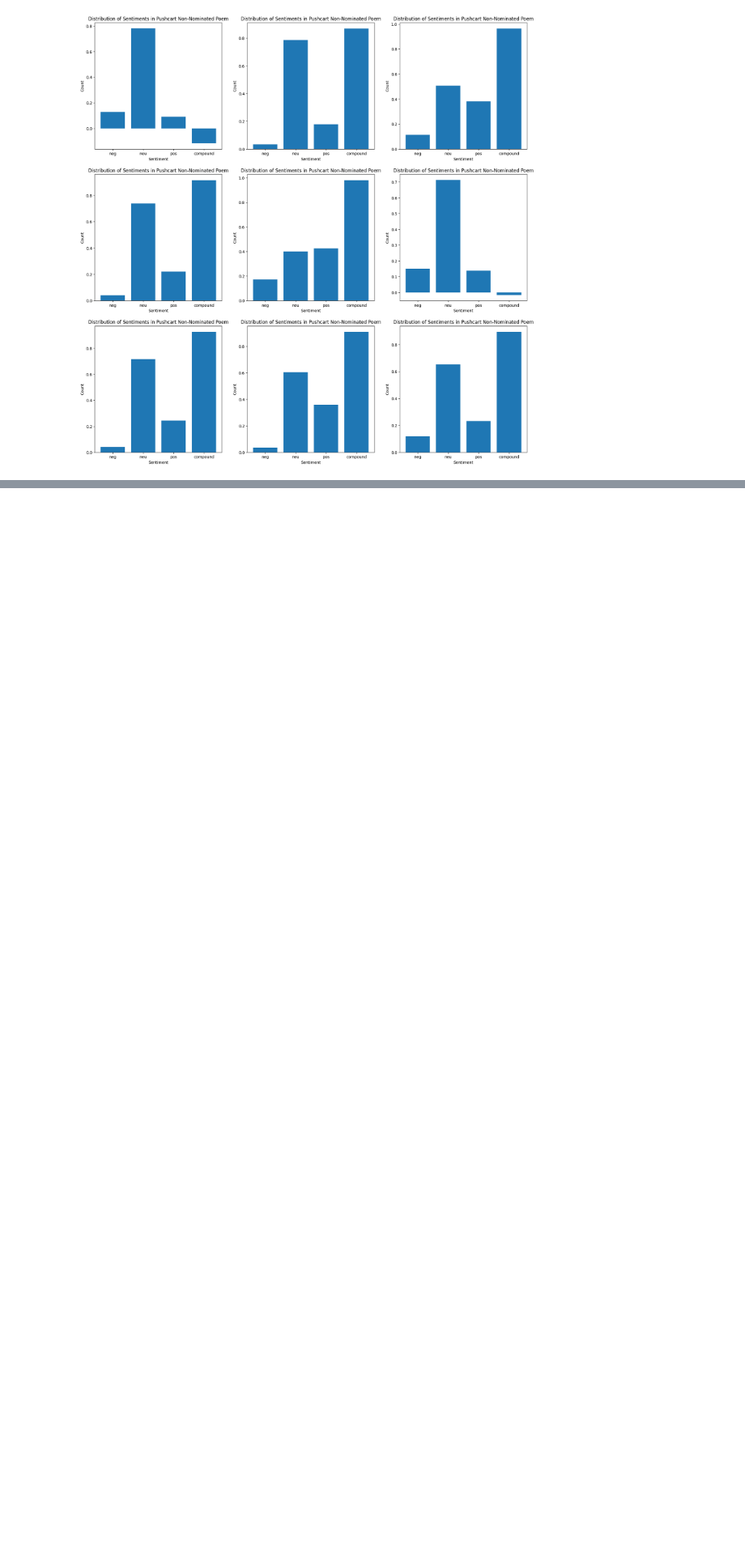
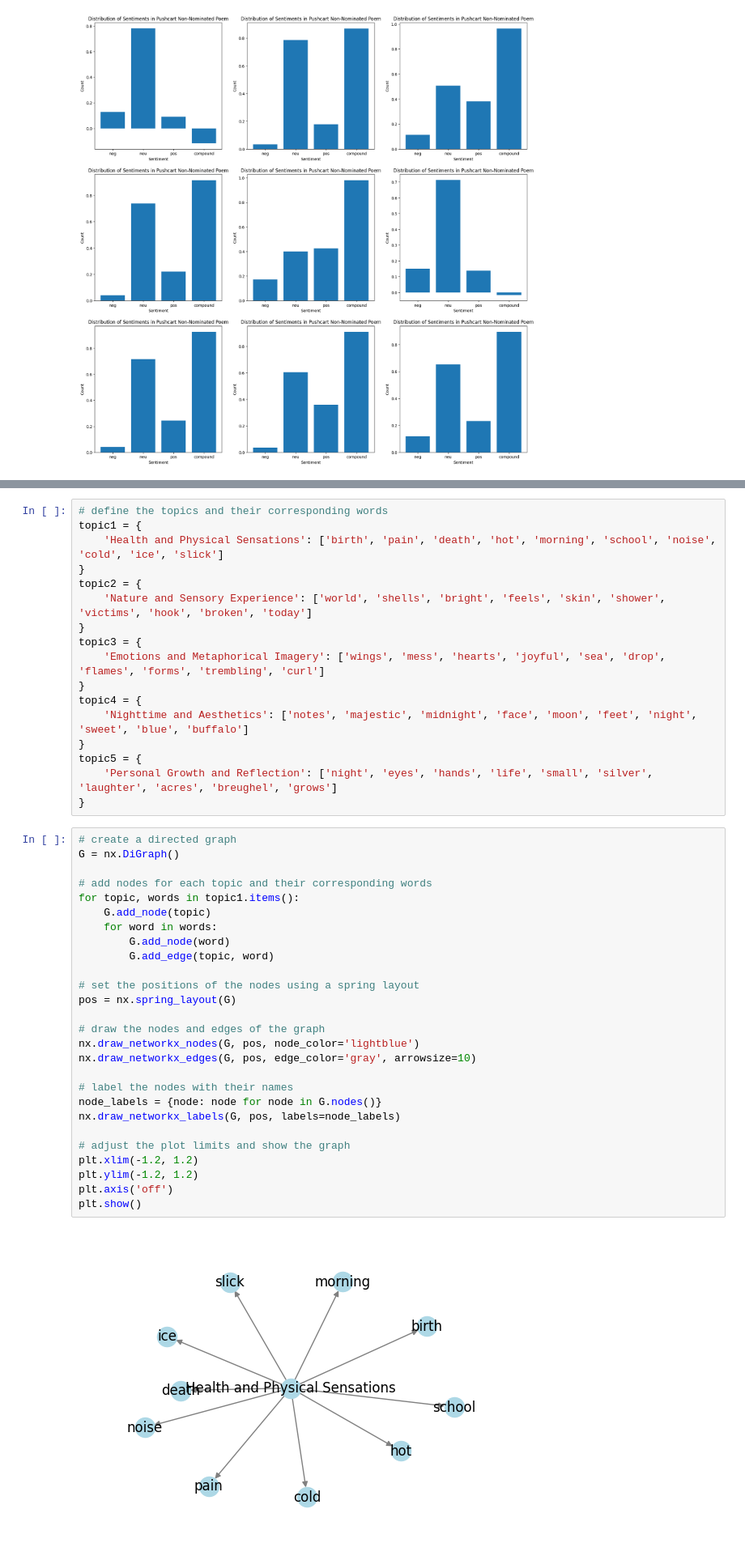
Before and after one commit to shihwesley/CMPE257, a Jupyter notebook: PushcartPoemsAnalysis_1.ipynb, the cells around one changed output, grey strips where cells are left out. Shown at 81% size. Saved outputs shown, nothing was run; the diff lists cells and outputs as text; blank space fills up the shorter version.

```diff
--- a/PushcartPoemsAnalysis_1.ipynb
+++ b/PushcartPoemsAnalysis_1.ipynb
@@ -424,0 +428,46 @@ plt.show()
+# %%
+# define the topics and their corresponding words
+topic1 = {
+    'Health and Physical Sensations': ['birth', 'pain', 'death', 'hot', 'morning', 'school', 'noise', 'cold', 'ice', 'slick']
+}
+topic2 = {
+    'Nature and Sensory Experience': ['world', 'shells', 'bright', 'feels', 'skin', 'shower', 'victims', 'hook', 'broken', 'today']
+}
+topic3 = {
+    'Emotions and Metaphorical Imagery': ['wings', 'mess', 'hearts', 'joyful', 'sea', 'drop', 'flames', 'forms', 'trembling', 'curl']
+}
+topic4 = {
+    'Nighttime and Aesthetics': ['notes', 'majestic', 'midnight', 'face', 'moon', 'feet', 'night', 'sweet', 'blue', 'buffalo']
+}
+topic5 = {
+    'Personal Growth and Reflection': ['night', 'eyes', 'hands', 'life', 'small', 'silver', 'laughter', 'acres', 'breughel', 'grows']
+}
+# %%
+# create a directed graph
+G = nx.DiGraph()
+
+# add nodes for each topic and their corresponding words
+for topic, words in topic1.items():
+    G.add_node(topic)
+    for word in words:
+        G.add_node(word)
+        G.add_edge(topic, word)
+
+# set the positions of the nodes using a spring layout
+pos = nx.spring_layout(G)
+
+# draw the nodes and edges of the graph
+nx.draw_networkx_nodes(G, pos, node_color='lightblue')
+nx.draw_networkx_edges(G, pos, edge_color='gray', arrowsize=10)
+
+# label the nodes with their names
+node_labels = {node: node for node in G.nodes()}
+nx.draw_networkx_labels(G, pos, labels=node_labels)
+
+# adjust the plot limits and show the graph
+plt.xlim(-1.2, 1.2)
+plt.ylim(-1.2, 1.2)
+plt.axis('off')
+plt.show()
+# %% [output]
+[figure, added]
```
Also changed, not shown: parts of 3 cells of this notebook.
